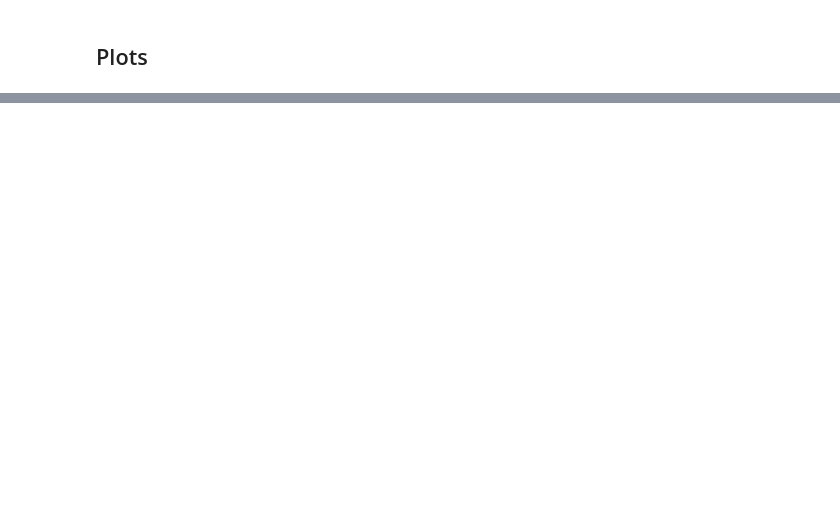
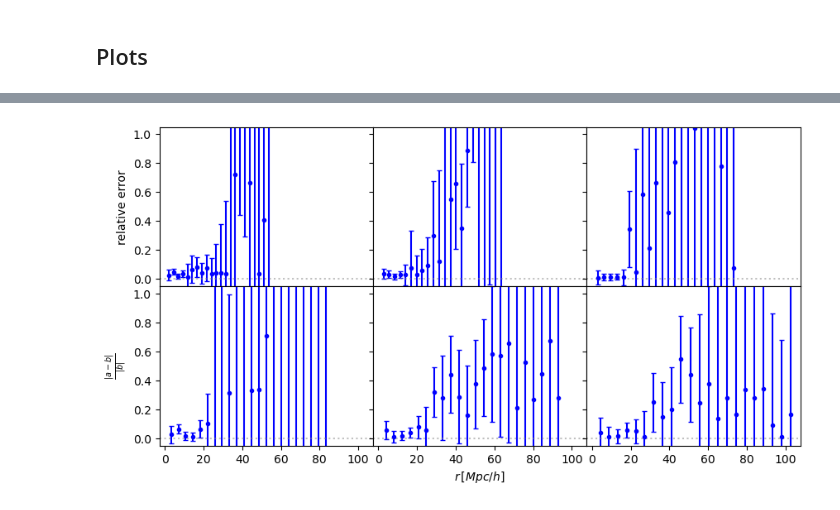
Before and after one commit to francaporaso/modified_gravity, a Jupyter notebook: density/void_gal_corrfunc.ipynb, the cells around one changed output, grey strips where cells are left out. Drawn from its saved outputs; the diff is of its cells as text; code cells hidden in the pictures; blank space fills up the shorter version.

```diff
--- a/density/void_gal_corrfunc.ipynb
+++ b/density/void_gal_corrfunc.ipynb
@@ -448,0 +230,39 @@ plt.subplots_adjust(wspace=0.01, hspace=0.05)
+# %%
+ny = 2+(len(zs)*len(rvs))%2
+nx = (len(zs)*len(rvs))//2
+fig, axes = plt.subplots(
+    ny,nx,
+    figsize=(10,5),
+    sharex=True, sharey=True,
+)
+
+i,j = 0,0
+for z in zs:
+    for rv in rvs:
+
+        axes[i,j].errorbar(
+            p['LCDM'][z][rv][0], np.abs(p['LCDM'][z][rv][1]-p['fR'][z][rv][1])/np.abs(p['fR'][z][rv][1]),
+            err(p['LCDM'][z][rv][1],p['fR'][z][rv][1],p['LCDM'][z][rv][2],p['fR'][z][rv][2]),
+            capsize=2, fmt='.', c='b',
+        )
+        # axes[i,j].errorbar(
+        #     p['LCDM'][z][rv][0], np.abs(p['LCDM'][z][rv][1]-p['fR'][z][rv][1])/np.abs(p['fR'][z][rv][1]+1),
+        #     err(p['LCDM'][z][rv][1]+1,p['fR'][z][rv][1]+1,p['LCDM'][z][rv][2],p['fR'][z][rv][2]),
+        #     capsize=2, fmt='.', c='b',
+        # )
+
+        axes[i,j].axhline(0,ls=':',c='gray',alpha=0.5)
+        axes[i,j].set_ylim(-0.05,1.05)
+        # axes[i,j].set_xlim(0.0,30.0)
+        j+=1
+        if j>=nx:
+            j=0
+            i+=1
+
+# axes[-1,-1].legend()
+axes[-1,-2].set_xlabel('$r \, [Mpc/h]$')
+axes[0,0].set_ylabel('relative error')
+axes[1,0].set_ylabel('$\\frac{|a-b|}{|b|}$')
+plt.subplots_adjust(wspace=0.0, hspace=0.0)
+# %% [output]
+[figure, added]
```
Also changed, not shown: parts of 30 cells of this notebook.
